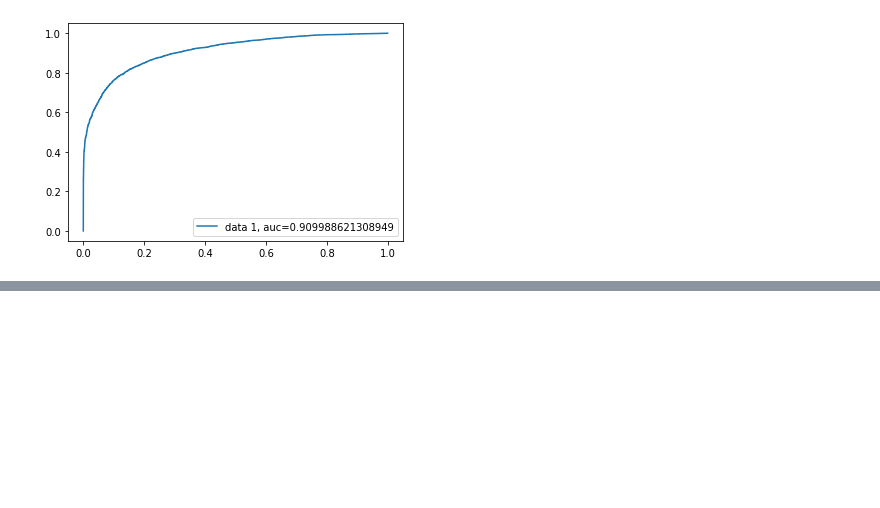
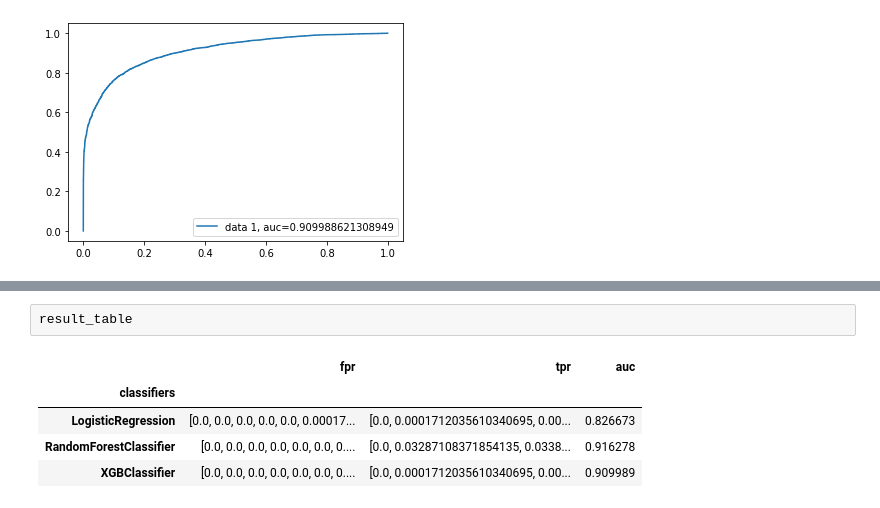
Before and after one commit to kishorpatil03/Credit-Card-Default-Prediction---ML-Supervised-Classification, a Jupyter notebook: Credit_Card_Default_Prediction_ML_Supervised_Classification.ipynb, the cells around one changed output, grey strips where cells are left out. Cells and saved outputs as stored; diff of their text form; blank space fills up the shorter version.

```diff
--- a/Credit_Card_Default_Prediction_ML_Supervised_Classification.ipynb
+++ b/Credit_Card_Default_Prediction_ML_Supervised_Classification.ipynb
@@ -1194,0 +1247,8 @@ plt.show()
+# %%
+result_table
+# %% [output]
+|  | fpr | tpr | auc |
+| classifiers |  |  |  |
+| LogisticRegression | [0.0, 0.0, 0.0, 0.0, 0.0, 0.00017... | [0.0, 0.0001712035610340695, 0.00... | 0.826673 |
+| RandomForestClassifier | [0.0, 0.0, 0.0, 0.0, 0.0, 0.0, 0.... | [0.0, 0.03287108371854135, 0.0338... | 0.916278 |
+| XGBClassifier | [0.0, 0.0, 0.0, 0.0, 0.0, 0.0, 0.... | [0.0, 0.0001712035610340695, 0.00... | 0.909989 |
```
Also changed, not shown: parts of 20 cells of this notebook.
